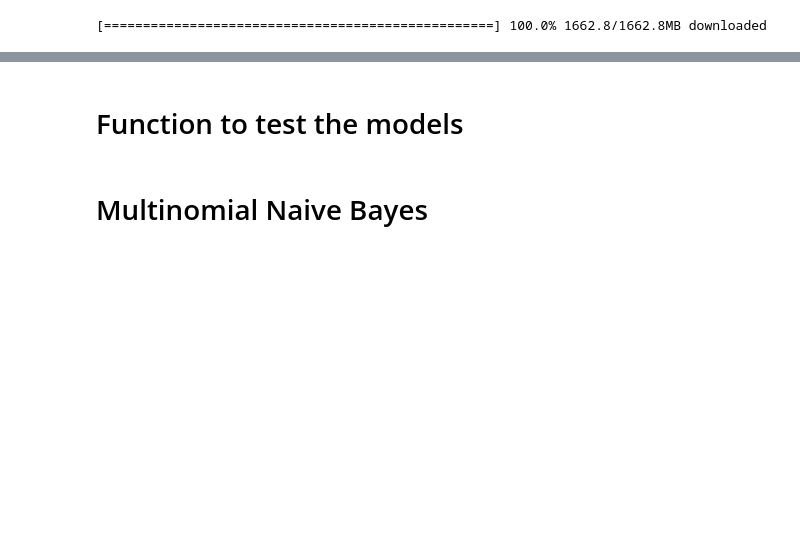
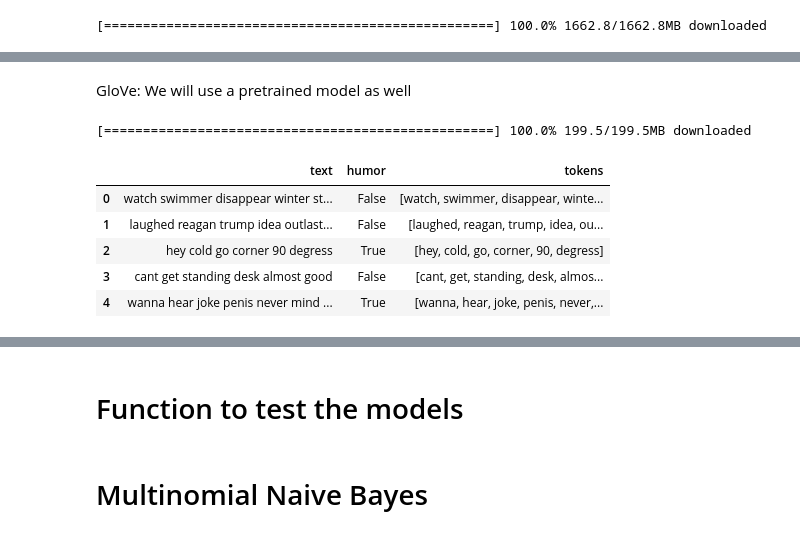
Before and after one commit to yjiahao/Humor-Detection, a Jupyter notebook: ML_models_experimentation.ipynb, the cells around one changed output, grey strips where cells are left out. Saved outputs shown, nothing was run; the diff lists cells and outputs as text; code cells hidden in the pictures; blank space fills up the shorter version.

```diff
--- a/ML_models_experimentation.ipynb
+++ b/ML_models_experimentation.ipynb
@@ -57,8 +58,8 @@ from sklearn.preprocessing import MinMaxScaler
 # %% [markdown]
 Reading the data
 # %%
-train_df = pd.read_csv('data/ML/ML_train.csv')
-test_df = pd.read_csv('data/ML/ML_test.csv')
+train_df = pd.read_csv('ML_train.csv') # data/ML/ML_train.csv
+test_df = pd.read_csv('ML_test.csv') # data/ML/ML_test.csv
 # %%
 train_df.head()
 # %% [output]
@@ -156,0 +158,6 @@ tfidf_X_test = tfidf_vectorizer.transform(X_test)
+# %% [markdown]
+GloVe: We will use a pretrained model as well
+# %%
+model = api.load('glove-twitter-50')
+# %% [output]
+[==================================================] 100.0% 199.5/199.5MB downloaded
@@ -156,0 +183,10 @@ tfidf_X_test = tfidf_vectorizer.transform(X_test)
+# %%
+train_df['tokens'] = train_df['text'].apply(split_text)
+train_df.head()
+# %% [output]
+|  | text | humor | tokens |
+| 0 | watch swimmer disappear winter st... | False | [watch, swimmer, disappear, winte... |
+| 1 | laughed reagan trump idea outlast... | False | [laughed, reagan, trump, idea, ou... |
+| 2 | hey cold go corner 90 degress | True | [hey, cold, go, corner, 90, degress] |
+| 3 | cant get standing desk almost good | False | [cant, get, standing, desk, almos... |
+| 4 | wanna hear joke penis never mind ... | True | [wanna, hear, joke, penis, never,... |
```
Also changed, not shown: parts of 27 cells of this notebook.
